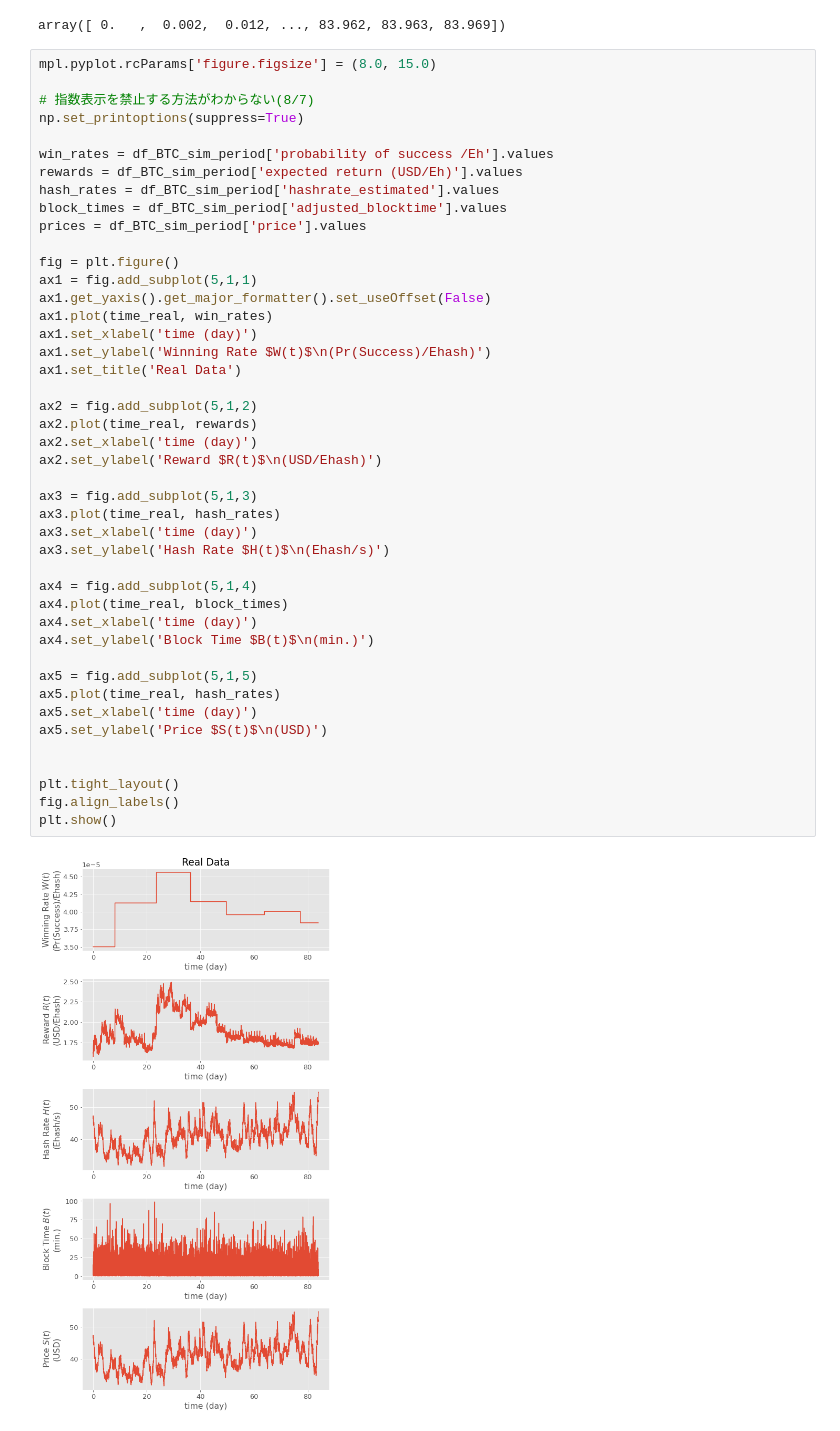
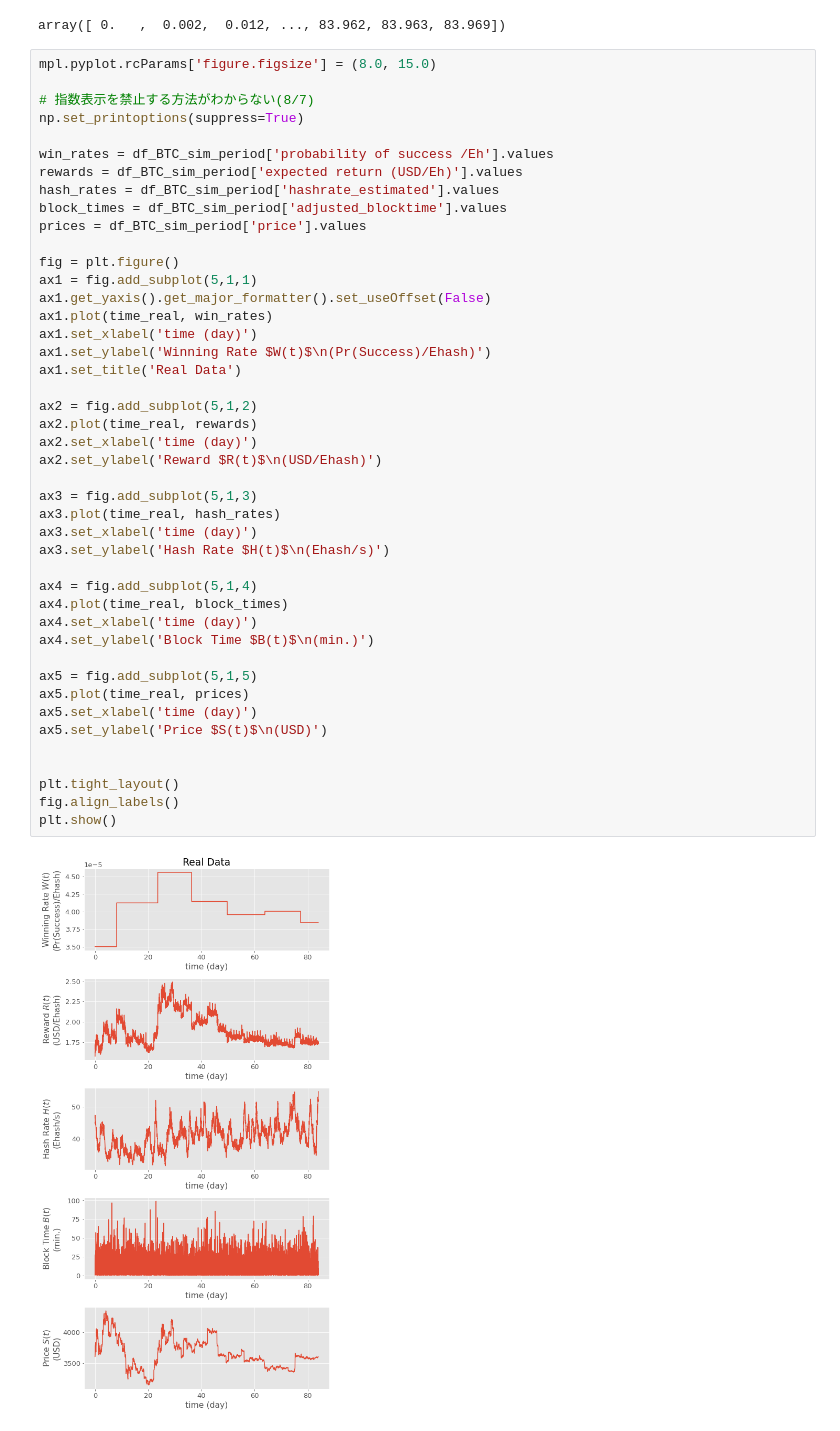
Before and after one commit to okuchap/DAA_Lucas, a Jupyter notebook: notebook/real_price.ipynb, the cells around one changed output. Cells and saved outputs as stored; diff of their text form.

```diff
--- a/notebook/real_price.ipynb
+++ b/notebook/real_price.ipynb
@@ -327,32 +336,32 @@ ax1 = fig.add_subplot(5,1,1)
 ax1.get_yaxis().get_major_formatter().set_useOffset(False)
 ax1.plot(time_real, win_rates)
 ax1.set_xlabel('time (day)')
 ax1.set_ylabel('Winning Rate $W(t)$\n(Pr(Success)/Ehash)')
 ax1.set_title('Real Data')
 
 ax2 = fig.add_subplot(5,1,2)
 ax2.plot(time_real, rewards)
 ax2.set_xlabel('time (day)')
 ax2.set_ylabel('Reward $R(t)$\n(USD/Ehash)')
 
 ax3 = fig.add_subplot(5,1,3)
 ax3.plot(time_real, hash_rates)
 ax3.set_xlabel('time (day)')
 ax3.set_ylabel('Hash Rate $H(t)$\n(Ehash/s)')
 
 ax4 = fig.add_subplot(5,1,4)
 ax4.plot(time_real, block_times)
 ax4.set_xlabel('time (day)')
 ax4.set_ylabel('Block Time $B(t)$\n(min.)')
 
 ax5 = fig.add_subplot(5,1,5)
-ax5.plot(time_real, hash_rates)
+ax5.plot(time_real, prices)
 ax5.set_xlabel('time (day)')
 ax5.set_ylabel('Price $S(t)$\n(USD)')
 
 
 plt.tight_layout()
 fig.align_labels()
 plt.show()
 # %% [output]
-[figure, old version]
+[figure, new version]
```
Also changed, not shown: parts of 1 cell of this notebook.
